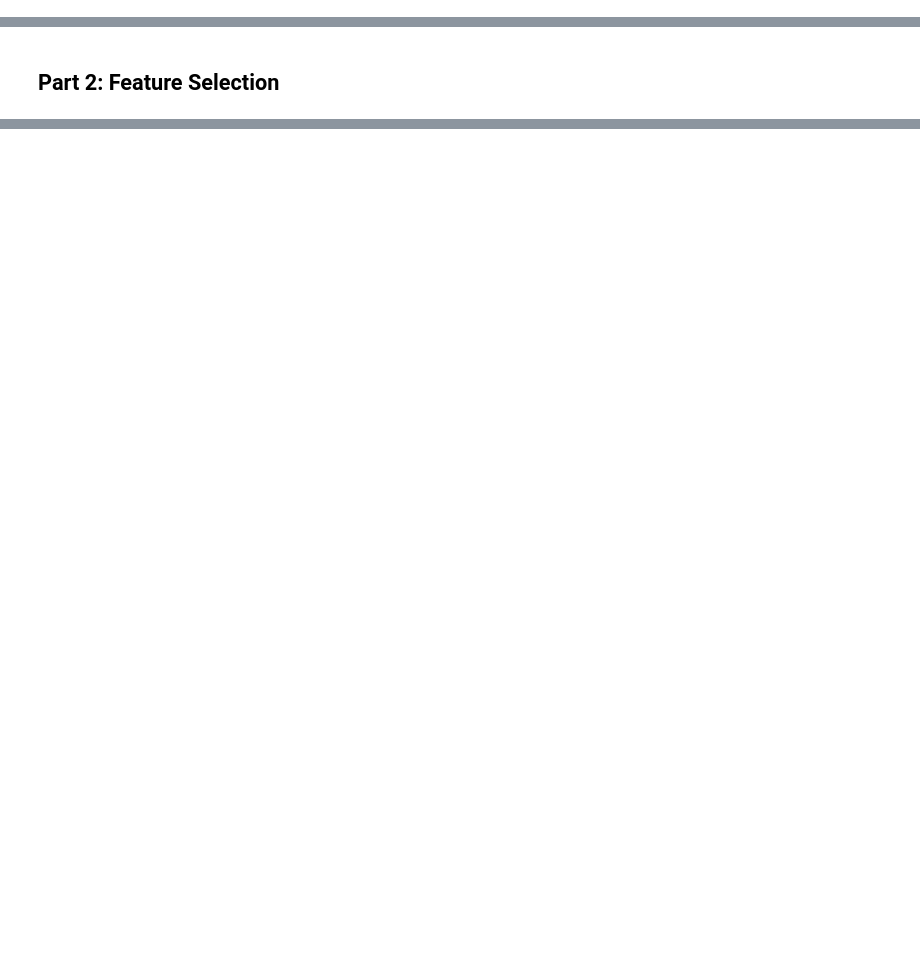
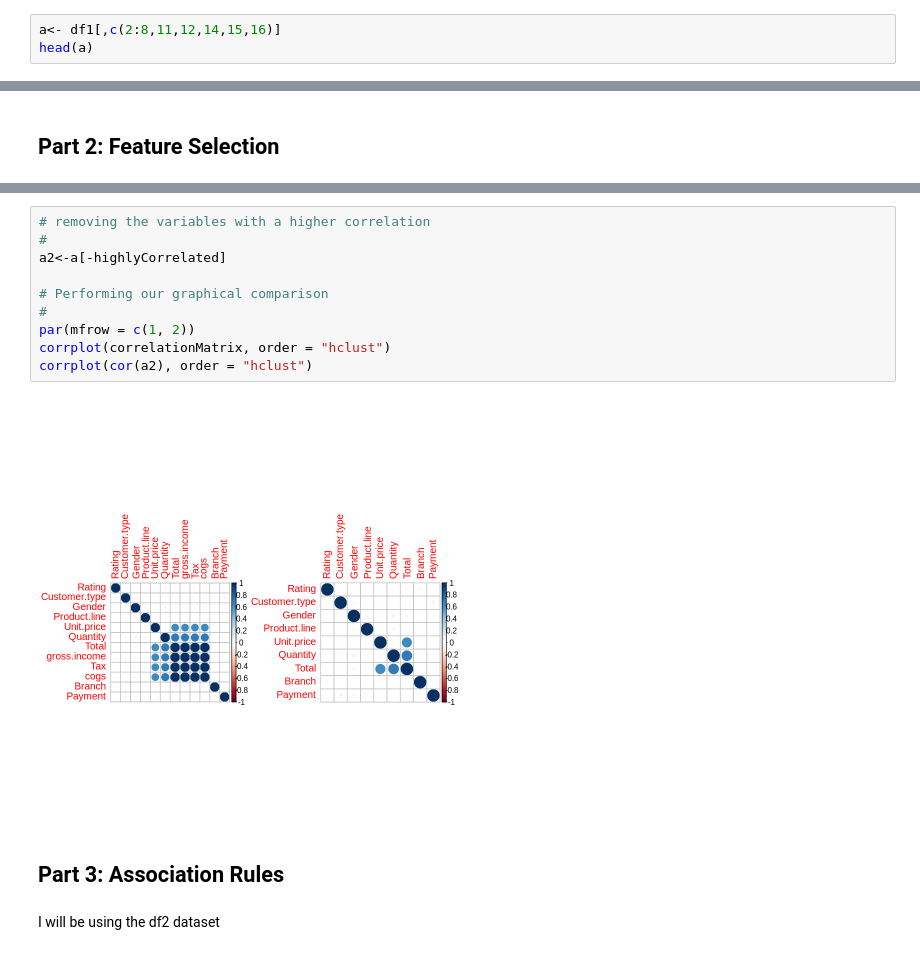
Before and after one commit to mburu-mwangi/carrefour-assessment, a Jupyter notebook: Carrefour_R_analysis_rmd.ipynb, the cells around one changed output, grey strips where cells are left out. Drawn from its saved outputs; the diff is of its cells as text; blank space fills up the shorter version.

```diff
--- a/Carrefour_R_analysis_rmd.ipynb
+++ b/Carrefour_R_analysis_rmd.ipynb
@@ -276,3 +289,6 @@ Levels: 2
 Levels: 0 1 2 3 4
 # %% [markdown]
 ### Implementing the task.
+# %%
+a<- df1[,c(2:8,11,12,14,15,16)]
+head(a)
@@ -285,0 +365,16 @@ ERROR: ignored
+# %%
+# removing the variables with a higher correlation
+#
+a2<-a[-highlyCorrelated]
+
+# Performing our graphical comparison
+#
+par(mfrow = c(1, 2))
+corrplot(correlationMatrix, order = "hclust")
+corrplot(cor(a2), order = "hclust")
+# %% [output]
+[figure, added]
+# %% [markdown]
+## Part 3: Association Rules
+# %% [markdown]
+I will be using the df2 dataset
```
Also changed, not shown: parts of 16 cells of this notebook.
